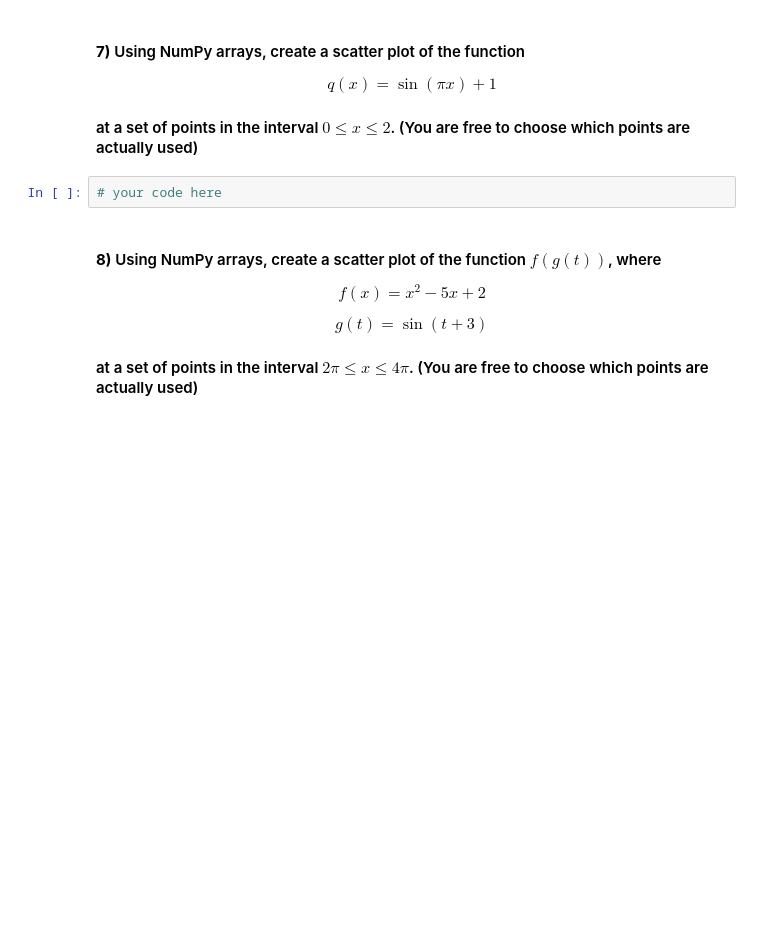
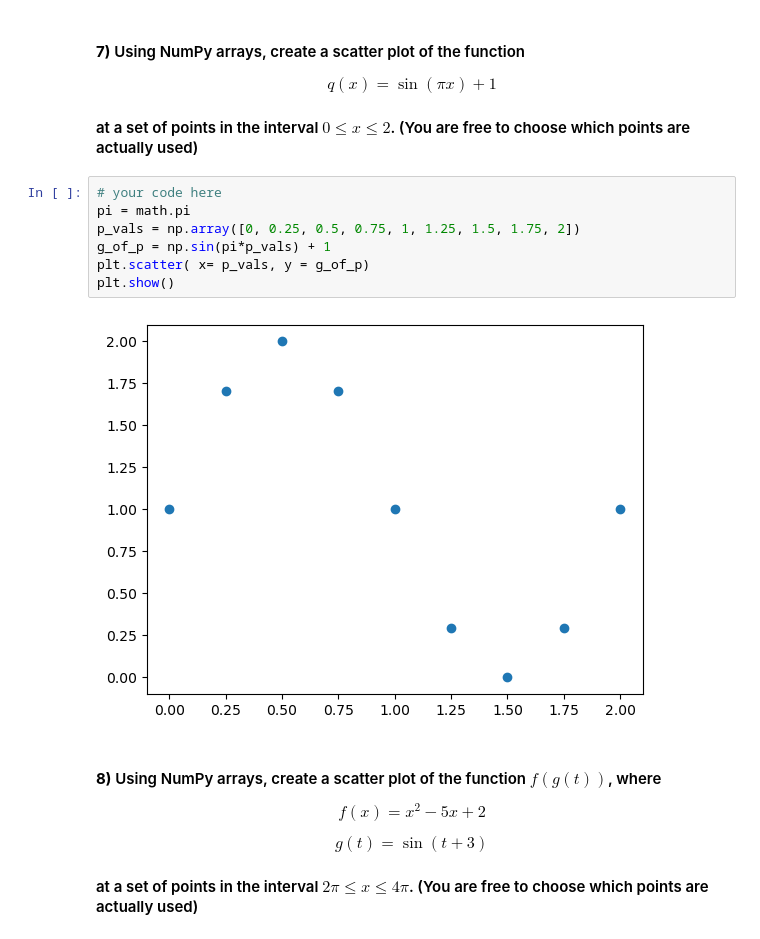
Before and after one commit to krisson381/datasci151spring2026, a Jupyter notebook: lecture_06/lecture_06 copy.ipynb, the cells around one changed output. Cells and saved outputs as stored; diff of their text form; blank space fills up the shorter version.

```diff
--- a/lecture_06/lecture_06 copy.ipynb
+++ b/lecture_06/lecture_06 copy.ipynb
@@ -633,6 +553,13 @@ $$q(x) = \sin(\pi x) + 1$$
 #### at a set of points in the interval $0 \leq x \leq 2$. (You are free to choose which points are actually used)
 # %%
 # your code here
+pi = math.pi
+p_vals = np.array([0, 0.25, 0.5, 0.75, 1, 1.25, 1.5, 1.75, 2])
+g_of_p = np.sin(pi*p_vals) + 1
+plt.scatter( x= p_vals, y = g_of_p)
+plt.show()
+# %% [output]
+[figure, added]
 # %% [markdown]
 #### **8)** Using NumPy arrays, create a scatter plot of the function $f(g(t))$, where
 
```
Also changed, not shown: parts of 35 cells of this notebook.
